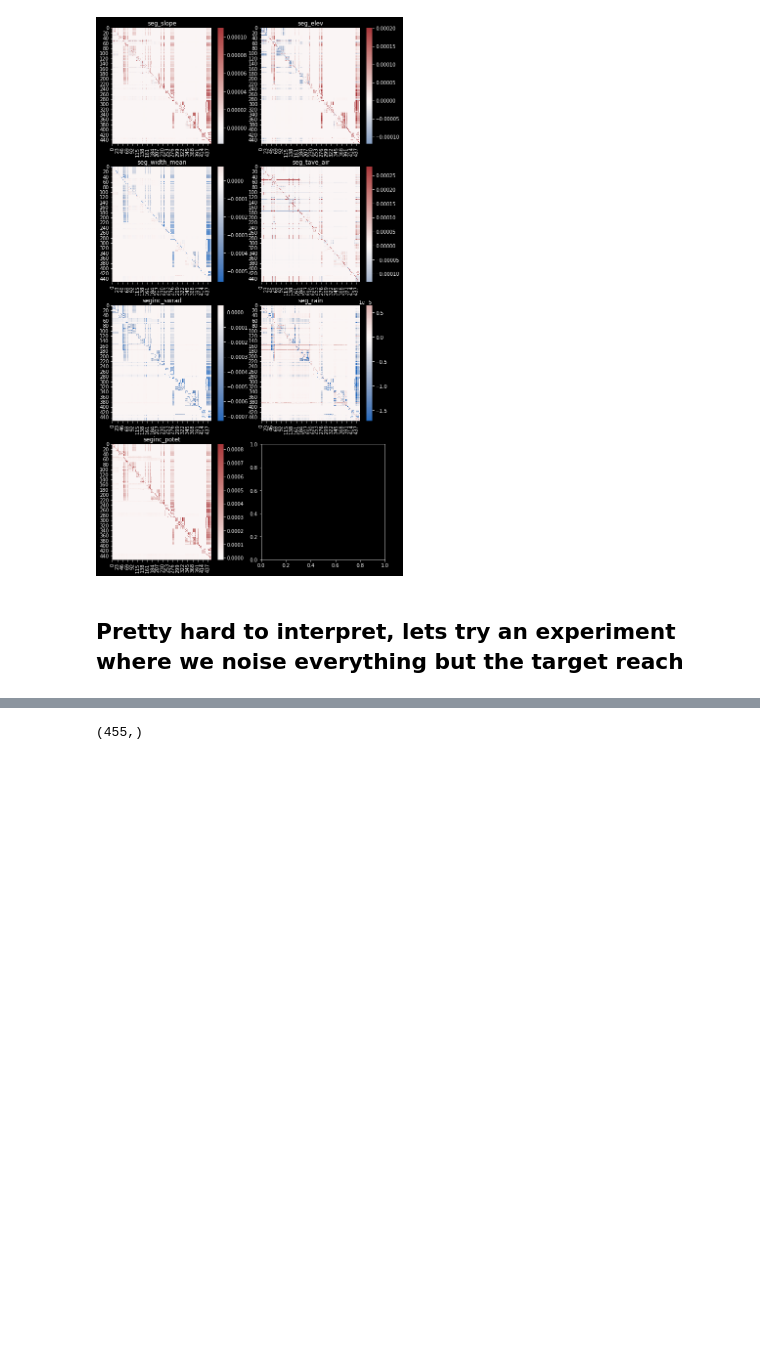
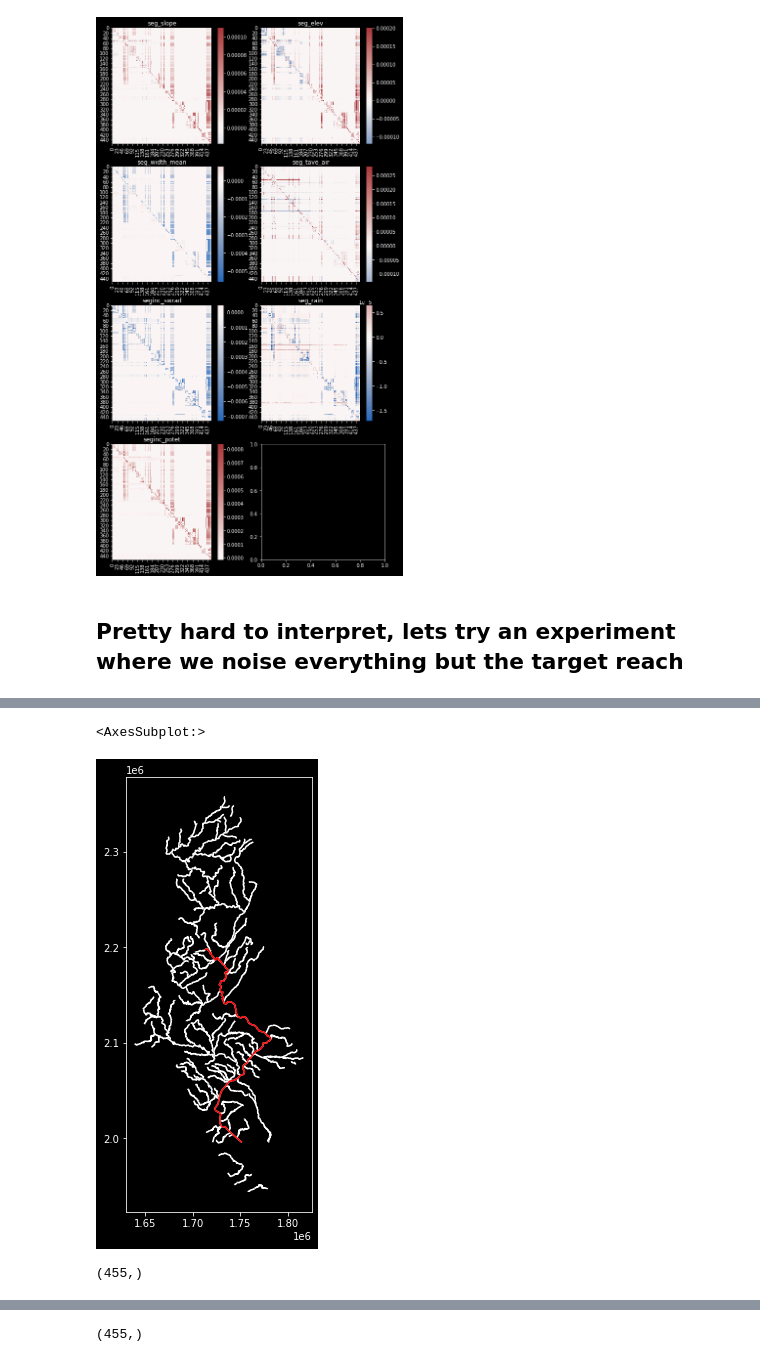
Before and after one commit to DOI-USGS/xai-workflows, a Jupyter notebook: prototyping_notebooks/04_01_02_Modular_CustomIntGrad_SpaceTime_Influences.ipynb, the cells around one changed output, grey strips where cells are left out. Saved outputs shown, nothing was run; the diff lists cells and outputs as text; code cells hidden in the pictures; blank space fills up the shorter version.

```diff
--- a/prototyping_notebooks/04_01_02_Modular_CustomIntGrad_SpaceTime_Influences.ipynb
+++ b/prototyping_notebooks/04_01_02_Modular_CustomIntGrad_SpaceTime_Influences.ipynb
@@ -133,0 +156,8 @@ plt.show()
+# %%
+seg_clusters_sf = pd.DataFrame({'sg_d_nt':seg_ids, 'ig_vals':seg2seg_influence[160,:,4]}).merge(segs).set_geometry('geometry')
+fig, ax = plt.subplots(figsize =(5,8))
+seg_clusters_sf.plot(ax=ax)
+seg_clusters_sf.loc[seg_clusters_sf.ig_vals < -0.0002].plot(ax=ax,color='red')
+# %% [output]
+<AxesSubplot:>
+[figure, added]
@@ -133,0 +168,6 @@ plt.show()
+# %%
+sums = np.add.reduce(non_zero,axis=1)
+sums = np.add.reduce(sums,axis=1)
+sums = np.add.reduce(sums,axis=1)
+# %% [output]
+(455,)
```
Also changed, not shown: parts of 25 cells of this notebook, 2 other files.
